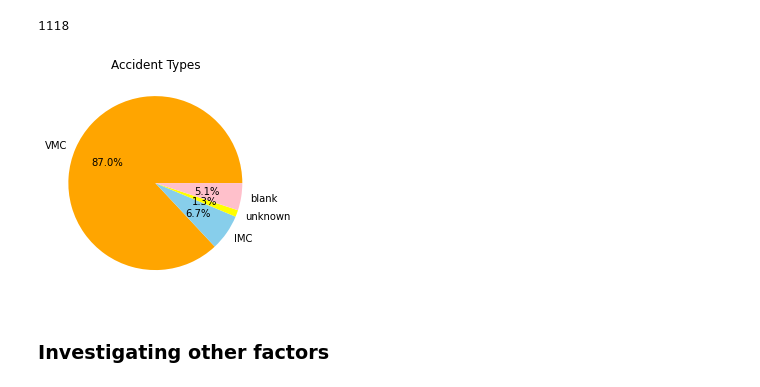
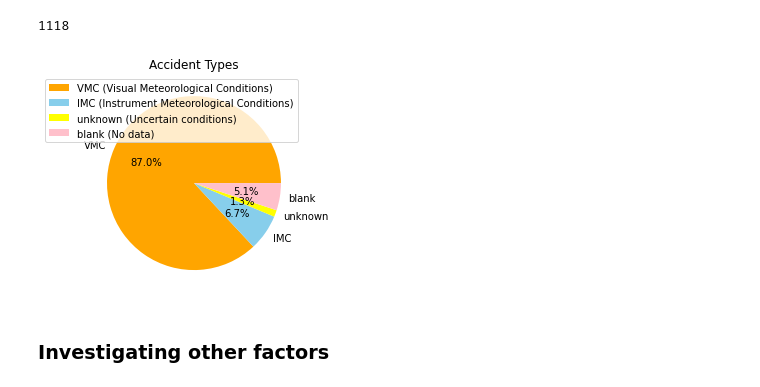
Before and after one commit to ericgiitwa/airport_cleaning, a Jupyter notebook: Aviation_Accident_Database_Project.ipynb, the cells around one changed output. Saved outputs shown, nothing was run; the diff lists cells and outputs as text; code cells hidden in the pictures.

```diff
--- a/Aviation_Accident_Database_Project.ipynb
+++ b/Aviation_Accident_Database_Project.ipynb
@@ -284,19 +294,24 @@ unknown
 # %%
 # pie chart of data
 # Creating dictionary with data
 Investigation_type = { 'VMC': VMC, 'IMC': IMC, 'unknown': unknown, 'blank': blank}
 # Creating values for the pie chart
 labels = list(Investigation_type.keys())
 values = list(Investigation_type.values())
 plt.pie(values, labels=labels, colors=['orange', 'skyblue', 'yellow', 'pink'], autopct='%1.1f%%')
 plt.title('Accident Types')
+plt.legend(['VMC (Visual Meteorological Conditions)',
+            'IMC (Instrument Meteorological Conditions)',
+            'unknown (Uncertain conditions)',
+            'blank (No data)'],
+           loc="best")
 plt.show();
 
 
 #finding out why most of the accidents happen during visible conditions
 #mandate all pilots/airlines to record flight data
 # %% [output]
-[figure, old version]
+[figure, new version]
 # %% [markdown]
 ### Investigating other factors
 # %%
```
Also changed, not shown: parts of 10 cells of this notebook, 3 other files.
